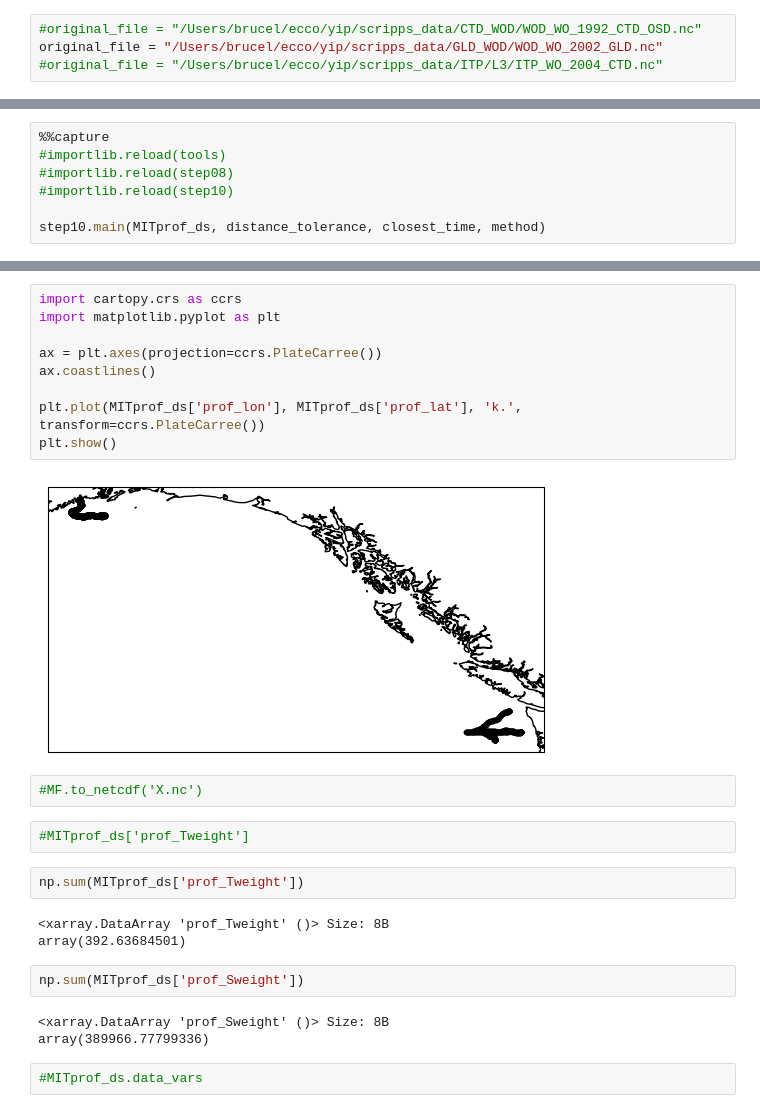
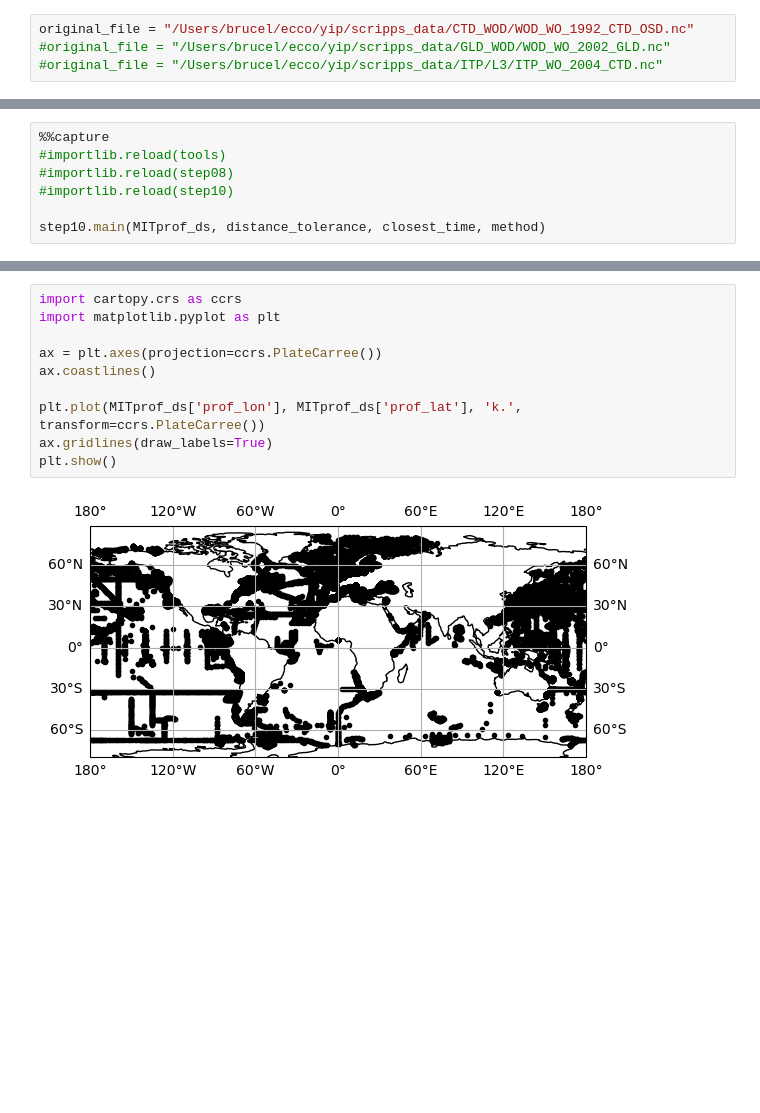
Before and after one commit to brucelaughlin/ECCO-Insitu-Python, a Jupyter notebook: compare_in_out_using_cartopy_triangles_copy_bc_scared.ipynb, the cells around one changed output, grey strips where cells are left out. Saved outputs shown, nothing was run; the diff lists cells and outputs as text; blank space fills up the shorter version.

```diff
--- a/compare_in_out_using_cartopy_triangles_copy_bc_scared.ipynb
+++ b/compare_in_out_using_cartopy_triangles_copy_bc_scared.ipynb
@@ -41,8 +41,8 @@ import step10
 from tools import MITprof_read, MITprof_write_to_nc
 import tools
 # %%
-#original_file = "/Users/brucel/ecco/yip/scripps_data/CTD_WOD/WOD_WO_1992_CTD_OSD.nc"
-original_file = "/Users/brucel/ecco/yip/scripps_data/GLD_WOD/WOD_WO_2002_GLD.nc"
+original_file = "/Users/brucel/ecco/yip/scripps_data/CTD_WOD/WOD_WO_1992_CTD_OSD.nc"
+#original_file = "/Users/brucel/ecco/yip/scripps_data/GLD_WOD/WOD_WO_2002_GLD.nc"
 #original_file = "/Users/brucel/ecco/yip/scripps_data/ITP/L3/ITP_WO_2004_CTD.nc"
 # %%
 #processed_file = "/Users/brucel/ecco/yip/sample_data/test_output_all_files/CTD_WOD/WOD_WO_1992_CTD_OSD__ncei_step_10.nc"
@@ -285,27 +389,12 @@ import matplotlib.pyplot as plt
 # %%
 import cartopy.crs as ccrs
 import matplotlib.pyplot as plt
 
 ax = plt.axes(projection=ccrs.PlateCarree())
 ax.coastlines()
 
 plt.plot(MITprof_ds['prof_lon'], MITprof_ds['prof_lat'], 'k.', transform=ccrs.PlateCarree())
+ax.gridlines(draw_labels=True)
 plt.show()
 # %% [output]
-[figure, old version]
+[figure, new version]
-# %%
-#MF.to_netcdf('X.nc')
-# %%
-#MITprof_ds['prof_Tweight']
-# %%
-np.sum(MITprof_ds['prof_Tweight'])
-# %% [output]
-<xarray.DataArray 'prof_Tweight' ()> Size: 8B
-array(392.63684501)
-# %%
-np.sum(MITprof_ds['prof_Sweight'])
-# %% [output]
-<xarray.DataArray 'prof_Sweight' ()> Size: 8B
-array(389966.77799336)
-# %%
-#MITprof_ds.data_vars
```
Also changed, not shown: parts of 20 cells of this notebook, 7 other files.
